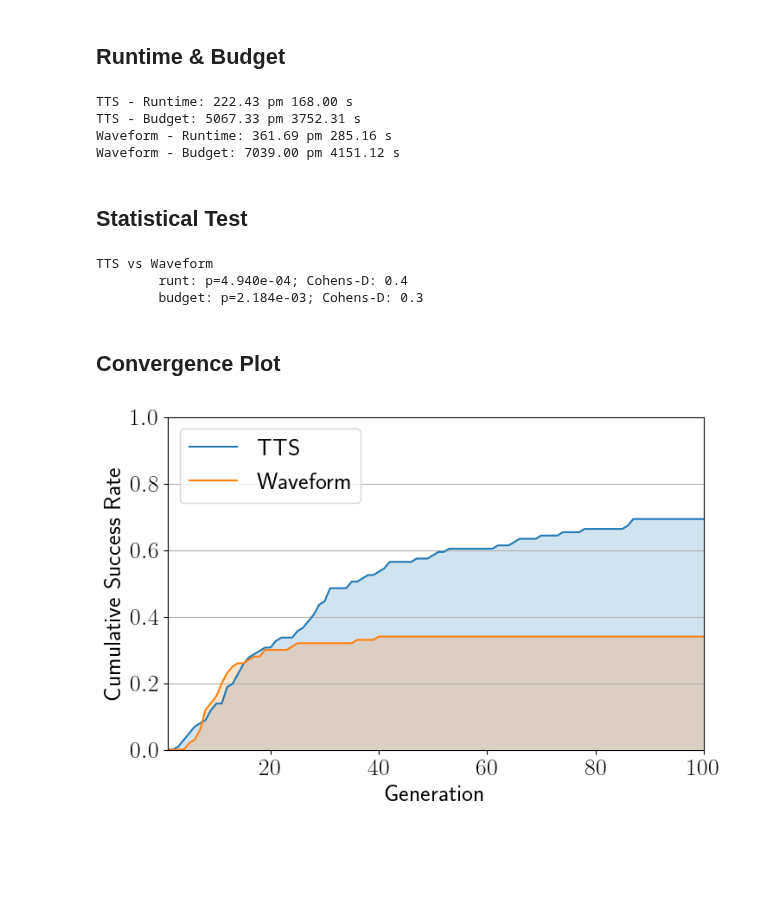
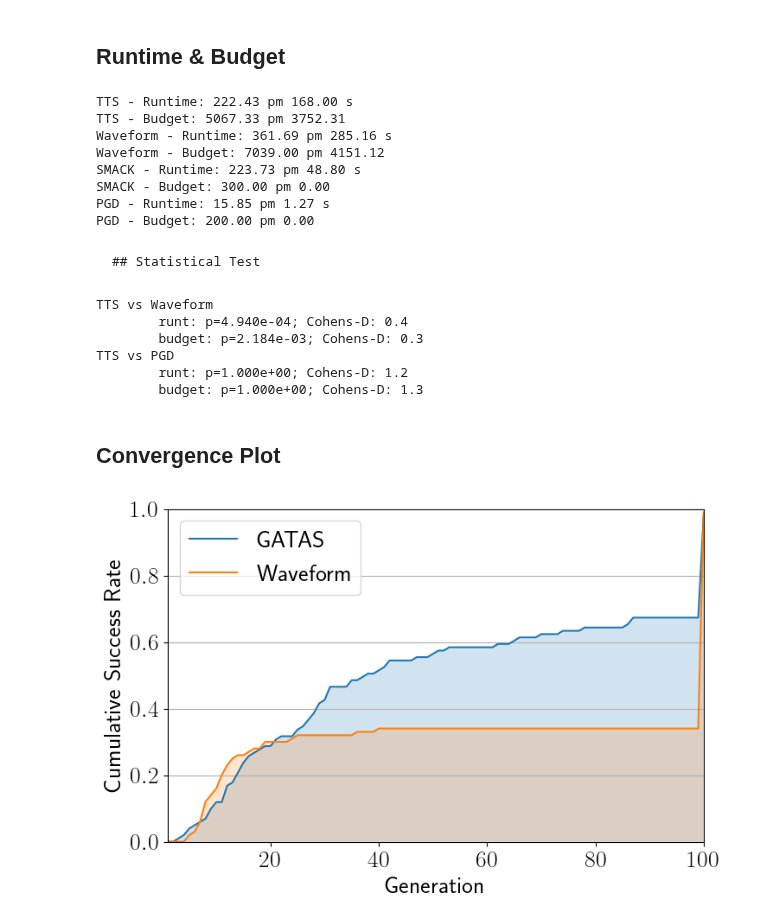
Before and after one commit to oliverweissl/GATTS, a Jupyter notebook: analysis/RQ3_Efficiency.ipynb, the cells around one changed output. Cells and saved outputs as stored; diff of their text form; code cells hidden in the pictures; blank space fills up the shorter version.

```diff
--- a/analysis/RQ3_Efficiency.ipynb
+++ b/analysis/RQ3_Efficiency.ipynb
@@ -14,31 +14,44 @@ plt.rcParams.update({
     "font.size": 20,
 })
 # %%
-methods = ["TTS", "Waveform"]
-paths = ["../outputs/results/" + m for m in methods]
+methods = ["TTS", "Waveform", "SMACK", "PGD"]
+paths = ["../outputs/results/" + m for m in methods[:-1]]
 results = [dict() for _ in methods]
 # %% [markdown]
 ## Runtime & Budget
 # %%
-jsons = [glob(p + "/**/**/**/*.json") for p in paths]
+jsons = [glob(p + "/**/**/**/*.json") for p in paths[:-1]] + [glob(paths[-1] + "/**/**/*.json")] + [glob("../outputs/harvard_sentence_*/pgd.json")]
 # %%
 for m, j, r in zip(methods, jsons, results):
     times, budget = [], []
     for file in j:
         with open(file, "r") as f:
             d = json.load(f)
-        times.append(d["efficiency_metrics"]["elapsed_time_seconds"])
-        budget.append(d["efficiency_metrics"]["generation_count"] * d["algorithm_parameters"]["pop_size"])
-    r |= {"runt": times, "budget": budget}
+
+        if "efficiency_metrics" in d.keys():
+            times.append(d["efficiency_metrics"]["elapsed_time_seconds"])
+            budget.append(d["efficiency_metrics"]["generation_count"] * d["algorithm_parameters"]["pop_size"])
+        elif "efficiency" in d.keys():
+            times.append(d["efficiency"]["elapsed_time_seconds"])
+            budget.append(d["efficiency"]["num_generations"] * d["efficiency"]["pop_size"])
+        else:
+            times.append(d["elapsed_seconds"])
+            budget.append(d["params"]["num_generations"]*d["params"]["pop_size"])
+
+        r |= {"runt": times, "budget": budget}
     print(f"{m} - Runtime: {np.mean(times):.2f} pm {np.std(times):.2f} s")
-    print(f"{m} - Budget: {np.mean(budget):.2f} pm {np.std(budget):.2f} s")
+    print(f"{m} - Budget: {np.mean(budget):.2f} pm {np.std(budget):.2f}")
 # %% [output]
 TTS - Runtime: 222.43 pm 168.00 s
-TTS - Budget: 5067.33 pm 3752.31 s
+TTS - Budget: 5067.33 pm 3752.31
 Waveform - Runtime: 361.69 pm 285.16 s
-Waveform - Budget: 7039.00 pm 4151.12 s
+Waveform - Budget: 7039.00 pm 4151.12
+SMACK - Runtime: 223.73 pm 48.80 s
+SMACK - Budget: 300.00 pm 0.00
+PGD - Runtime: 15.85 pm 1.27 s
+PGD - Budget: 200.00 pm 0.00
 # %% [markdown]
-## Statistical Test
+    ## Statistical Test
 # %%
 alternative = {
     "runt": "less",
@@ -62,41 +75,49 @@ for i, m in enumerate(results[1:], 1):
 TTS vs Waveform
         runt: p=4.940e-04; Cohens-D: 0.4
         budget: p=2.184e-03; Cohens-D: 0.3
+TTS vs PGD
+        runt: p=1.000e+00; Cohens-D: 1.2
+        budget: p=1.000e+00; Cohens-D: 1.3
 # %% [markdown]
 ## Convergence Plot
 # %%
 fig, ax = plt.subplots(figsize=(8, 5))
 gens = np.arange(1, 101)
 
-for method, files in zip(methods, jsons):
+for method, files in zip(methods[:-2], jsons):
     curves = []
     for file in files:
         with open(file, "r") as f:
             d = json.load(f)
+        elems = d.get("success_metrics", False)
+        if d["text_data"].get("whisper_transcription"):
+            found = d["text_data"]["gt_transcription"].lower().strip() != d["text_data"]["whisper_transcription"].lower().strip()
+        else:
+            found = d["text_data"]["gt_transcription"].lower().strip() != d["text_data"]["asr_transcription"].lower().strip()
+        at_gen = int(d["efficiency_metrics"]["generation_count"] if "efficiency_metrics" in d.keys() else d["efficiency"]["num_generations"])
 
-        found = bool(d["success_metrics"]["success"])
-        at_gen = int(d["efficiency_metrics"]["generation_count"])
         if found:
             cumul = (gens >= at_gen).astype(float)
         else:
             cumul = np.zeros_like(gens, dtype=float)
         curves.append(cumul)
 
     X = np.vstack(curves)
     mean = np.nanmean(X, axis=0)
 
+    method = "GATAS" if method is "TTS" else method
     ax.plot(gens, mean, label=method)
     ax.fill_between(gens, 0, mean, alpha=0.2)
 
 ax.set_xlabel("Generation")
 ax.set_ylabel("Cumulative Success Rate")
 ax.set_xlim(1, 100)
 ax.set_ylim(0, 1)
 ax.legend()
 ax.legend(loc="upper left")
 ax.grid(axis="y")
 ax.set_xlim([1,100])
 
 plt.savefig("_figures/convergance.pdf", dpi=200, bbox_inches="tight")
 # %% [output]
-[figure, old version]
+[figure, new version]
```
Also changed, not shown: 36 other files.
